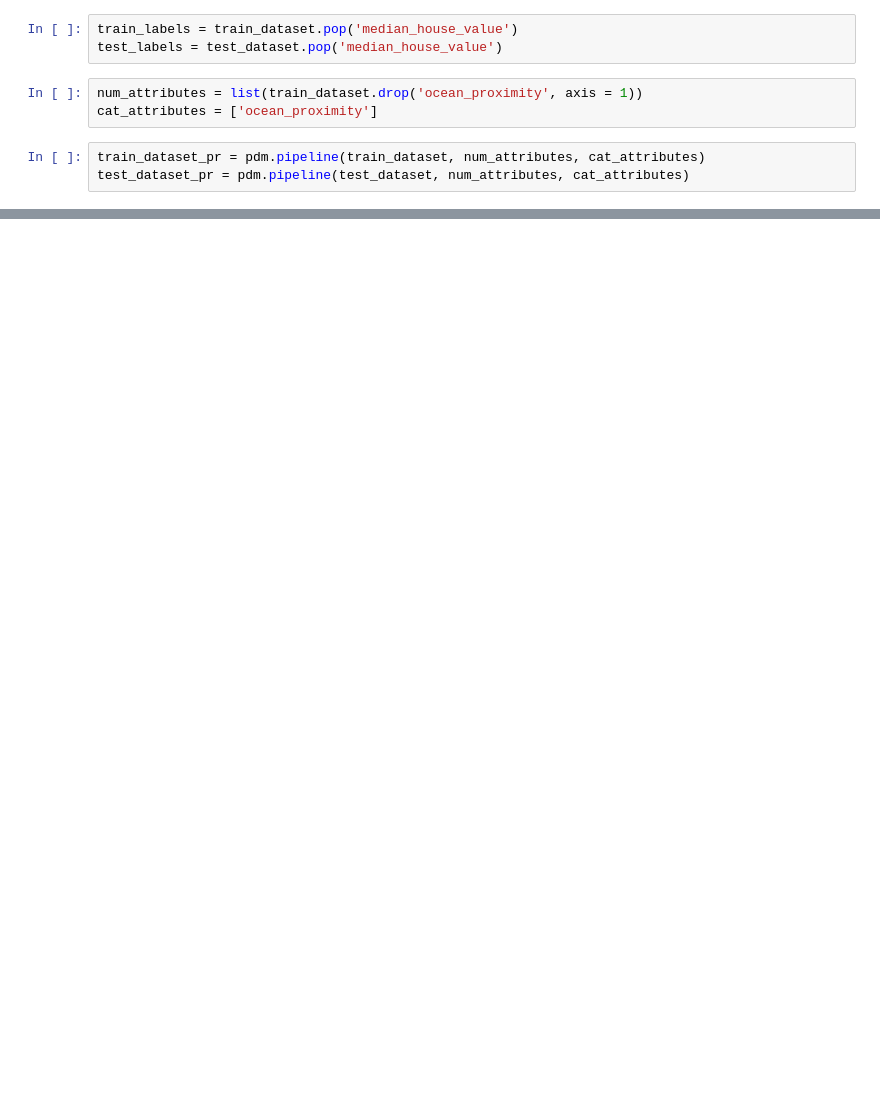
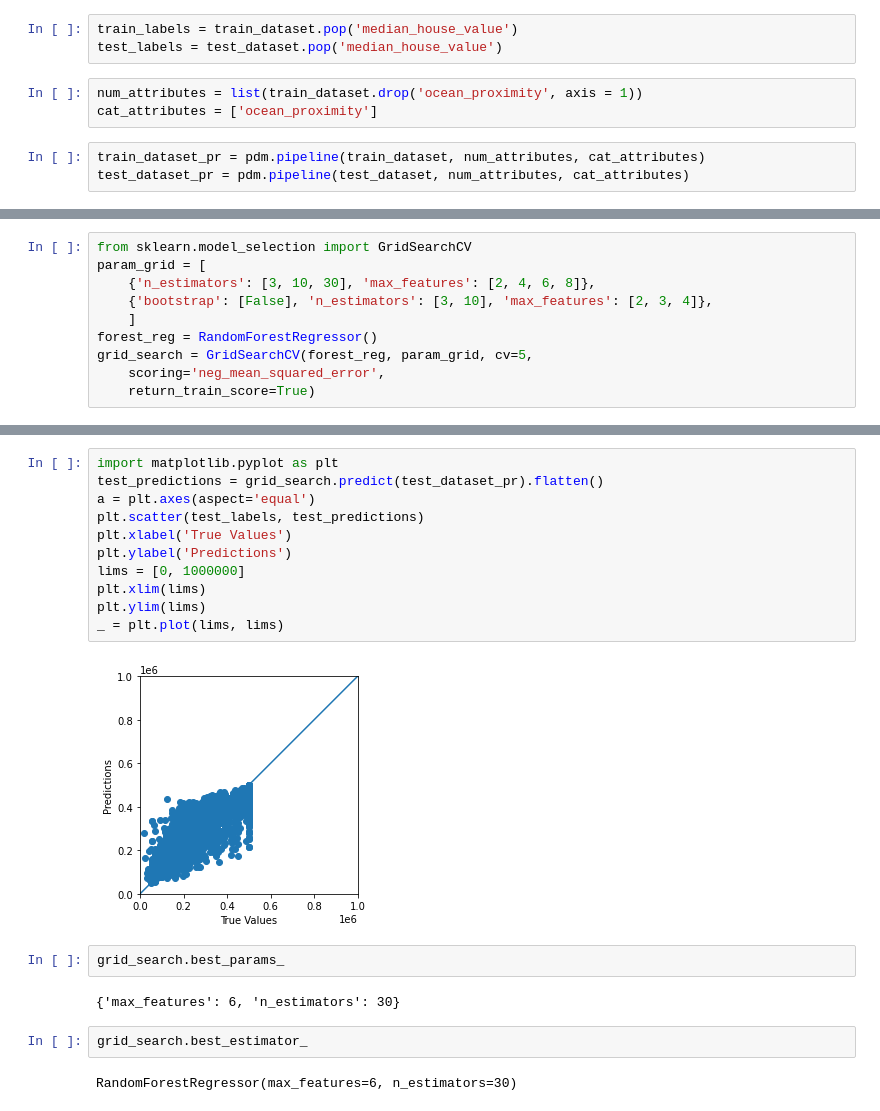
Before and after one commit to burmak97/Housing, a Jupyter notebook: Housing_models.ipynb, the cells around one changed output, grey strips where cells are left out. Drawn from its saved outputs; the diff is of its cells as text; blank space fills up the shorter version.

```diff
--- a/Housing_models.ipynb
+++ b/Housing_models.ipynb
@@ -44,0 +127,10 @@ test_dataset_pr = pdm.pipeline(test_dataset, num_attributes, cat_attributes)
+# %%
+from sklearn.model_selection import GridSearchCV
+param_grid = [
+    {'n_estimators': [3, 10, 30], 'max_features': [2, 4, 6, 8]},
+    {'bootstrap': [False], 'n_estimators': [3, 10], 'max_features': [2, 3, 4]},
+    ]
+forest_reg = RandomForestRegressor()
+grid_search = GridSearchCV(forest_reg, param_grid, cv=5,
+    scoring='neg_mean_squared_error',
+    return_train_score=True)
@@ -44,0 +146,21 @@ test_dataset_pr = pdm.pipeline(test_dataset, num_attributes, cat_attributes)
+# %%
+import matplotlib.pyplot as plt
+test_predictions = grid_search.predict(test_dataset_pr).flatten()
+a = plt.axes(aspect='equal')
+plt.scatter(test_labels, test_predictions)
+plt.xlabel('True Values')
+plt.ylabel('Predictions')
+lims = [0, 1000000]
+plt.xlim(lims)
+plt.ylim(lims)
+_ = plt.plot(lims, lims)
+# %% [output]
+[figure, added]
+# %%
+grid_search.best_params_
+# %% [output]
+{'max_features': 6, 'n_estimators': 30}
+# %%
+grid_search.best_estimator_
+# %% [output]
+RandomForestRegressor(max_features=6, n_estimators=30)
```
Also changed, not shown: parts of 17 cells of this notebook.
